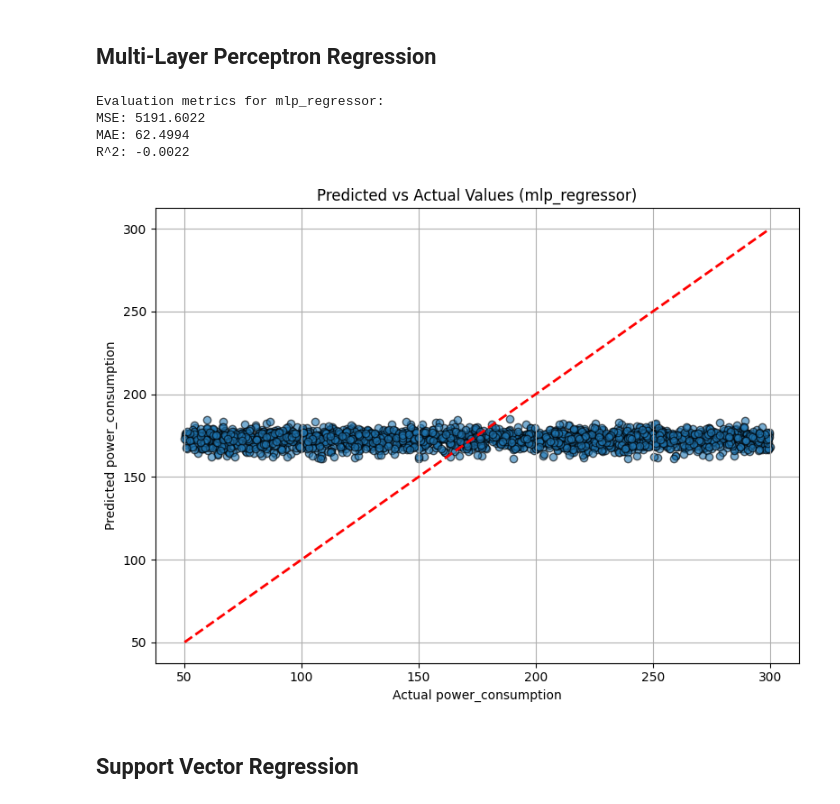
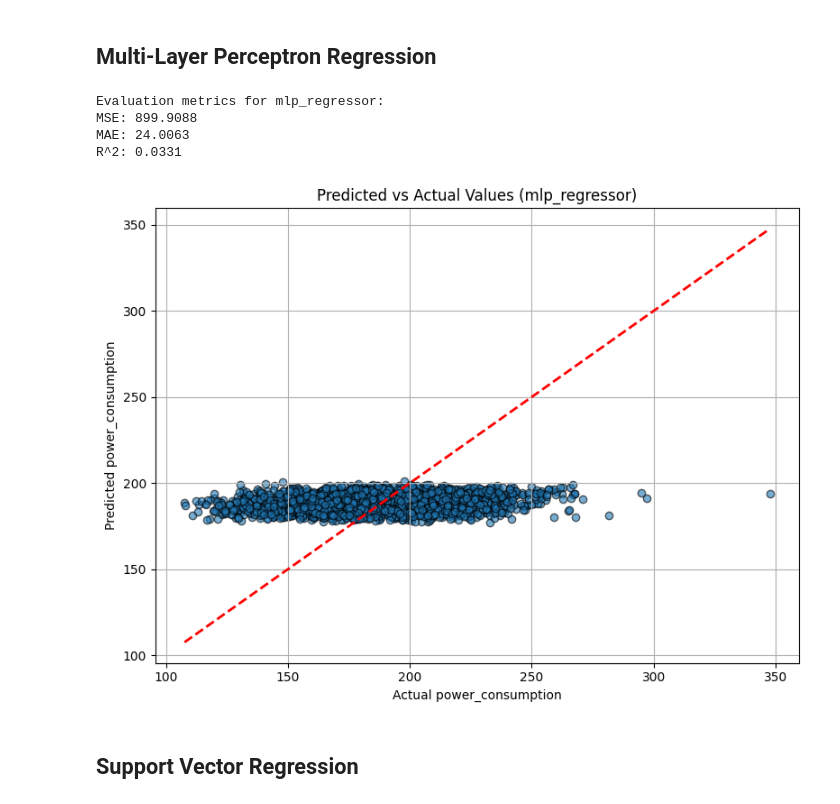
Before and after one commit to MuhammadAhmadMirza/BNA26-ML, a Jupyter notebook: src/models.ipynb, the cells around one changed output. Drawn from its saved outputs; the diff is of its cells as text; code cells hidden in the pictures.

```diff
--- a/src/models.ipynb
+++ b/src/models.ipynb
@@ -73,8 +100,10 @@ def plot_predictions(y_true, y_pred, model_name):
 df = pd.read_csv("../data/dataset.csv")
 
 target_column = "power_consumption" # do not change this line
-# this you are supposed to change to get better results
-feature_columns = ["disk_io", "memory_usage", "cpu_utilization"] # TODO change to faulty ones
+
+feature_columns = ["cpu_utilization", "thread_count", "cache_miss_rate", "uptime"] # TODO find best feature columnsns
+feature_columns = [col for col in feature_columns if col in df.columns] # TODO find best feature columnsns
+
 
 # Prepare data
 X = df[feature_columns]
@@ -93,11 +122,16 @@ MODEL_DIR = "../models"
 model_name = "polynomial_regression"
 MODEL_PATH = os.path.join(MODEL_DIR, model_name + ".joblib")
 
-# Polynomial regression Parameters
-degree = 2  # Polynomial degree
+# Polynomial regression parameters - higher degree to capture nonlinear relationships
+degree = 2
+
+hyperparameters = {
+    "degree": degree,
+    "include_bias": False,
+}
 
 # Create and train pipeline model (handles polynomial features internally)
-model = make_pipeline(PolynomialFeatures(degree), LinearRegression())
+model = make_pipeline(PolynomialFeatures(degree, include_bias=False), LinearRegression())
 model.fit(X_train, y_train)
 
 # Save the trained pipeline model
@@ -105,7 +139,7 @@ os.makedirs(MODEL_DIR, exist_ok=True)
 joblib.dump(model, MODEL_PATH)
 
 # Evaluate and print metrics, then plot predictions
-predictions = evaluate_model(model_name)
+predictions = evaluate_model(model_name, hyperparameters, feature_columns)
 plot_predictions(y_test, predictions, model_name)
 # %% [output]
 Evaluation metrics for polynomial_regression:
@@ -155,37 +202,60 @@ R^2: -0.0950
 # %%
 # name and path
 model_name = "mlp_regressor"
 MODEL_PATH = os.path.join(MODEL_DIR, model_name + ".joblib")
 
-# MLP hyperparameters (tweak these for tuning)
-hidden_layer_sizes = (100,)       # Tuple defining number of neurons per hidden layer; e.g., (100,) means one layer with 100 neurons
-activation = 'relu'               # Activation function for hidden layers: 'relu', 'tanh', 'logistic' (sigmoid), etc.
-solver = 'adam'                   # Optimizer: 'adam' (default), 'sgd', or 'lbfgs'
-max_iter = 500                   # Maximum number of iterations during training (increase if model doesn't converge)
-random_state = 42                # Seed for reproducibility
+# Optimized MLP hyperparameters
+hidden_layer_sizes = (128, 64, 32)
+activation = "relu"
+solver = "adam"
+max_iter = 5000
+random_state = 42
+alpha = 0.0001
+learning_rate_init = 0.001
+early_stopping = True
 
-# Create and train MLP Regressor
-model = MLPRegressor(hidden_layer_sizes=hidden_layer_sizes,
-                     activation=activation,
-                     solver=solver,
-                     max_iter=max_iter,
-                     random_state=random_state)
+hyperparameters = {
+    "hidden_layer_sizes": hidden_layer_sizes,
+    "activation": activation,
+    "solver": solver,
+    "max_iter": max_iter,
+    "random_state": random_state,
+    "alpha": alpha,
+    "learning_rate_init": learning_rate_init,
+    "early_stopping": early_stopping,
+    "scaled": True,
+}
+
+# Scale features for stable neural network training
+model = make_pipeline(
+    StandardScaler(),
+    MLPRegressor(
+        hidden_layer_sizes=hidden_layer_sizes,
+        activation=activation,
+        solver=solver,
+        max_iter=max_iter,
+        alpha=alpha,
+        learning_rate_init=learning_rate_init,
+        early_stopping=early_stopping,
+        random_state=random_state,
+    ),
+)
 
 model.fit(X_train, y_train)
 
 # Save the trained model
 os.makedirs(MODEL_DIR, exist_ok=True)
 joblib.dump(model, MODEL_PATH)
 
 # Evaluate and print metrics, then plot predictions
-predictions = evaluate_model(model_name)
+predictions = evaluate_model(model_name, hyperparameters, feature_columns)
 plot_predictions(y_test, predictions, model_name)
 # %% [output]
 Evaluation metrics for mlp_regressor:
-MSE: 5191.6022
-MAE: 62.4994
-R^2: -0.0022
+MSE: 899.9088
+MAE: 24.0063
+R^2: 0.0331
-[figure, old version]
+[figure, new version]
 # %% [markdown]
 ## Support Vector Regression
 # %%
```
Also changed, not shown: parts of 7 cells of this notebook.
